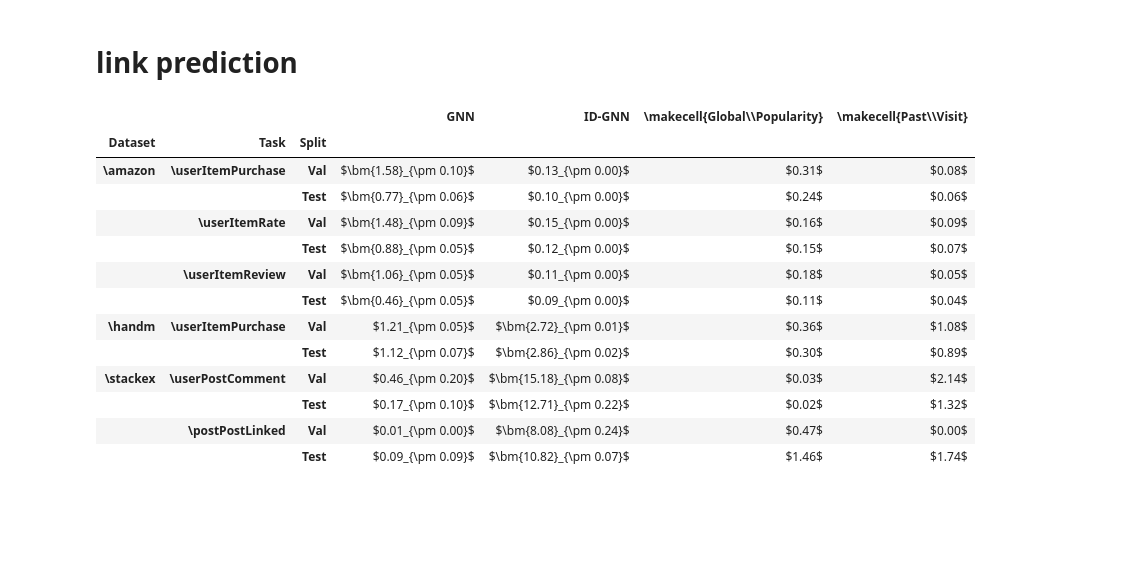
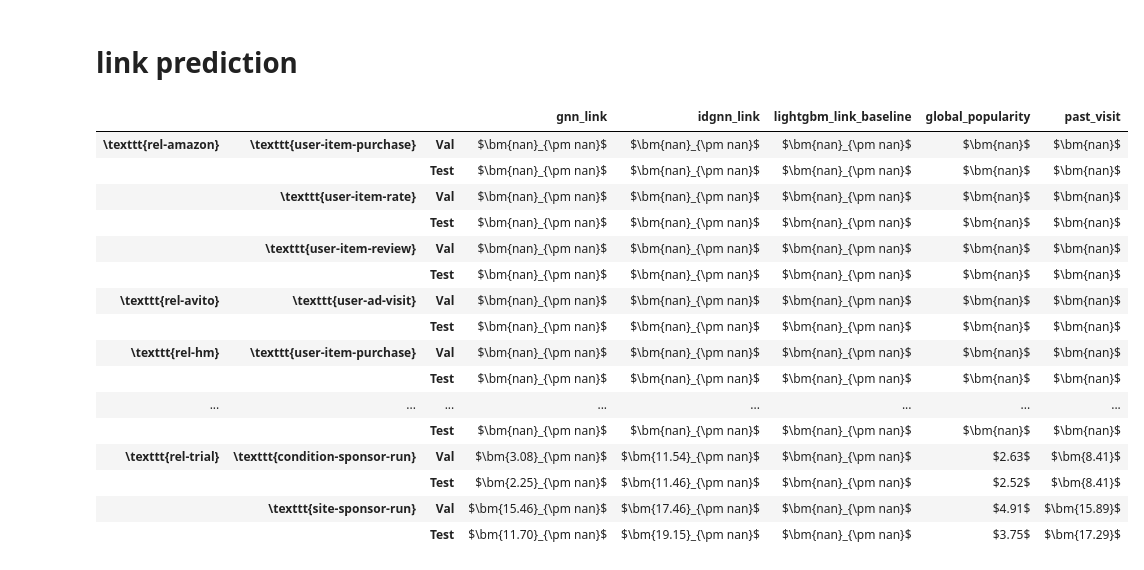
Before and after one commit to rishabh-ranjan/relbench-expts, a Jupyter notebook: notebooks/scan.ipynb, the cells around one changed output. Drawn from its saved outputs; the diff is of its cells as text; code cells hidden in the pictures; blank space fills up the shorter version.

```diff
--- a/notebooks/scan.ipynb
+++ b/notebooks/scan.ipynb
@@ -205,25 +110,17 @@ for rec in table_data:
                 is_best = False
     opt_bm_open = r"\bm{" if is_best else ""
     opt_bm_close = r"}" if is_best else ""
-    if script in [
-        "gnn_node",
-        "lightgbm_baseline",
-        "random",
-    ]:
-        tex_val = (
-            r"$"
-            + opt_bm_open
-            + f"{mean * 100:.2f}"
-            + opt_bm_close
-            + r"_{\pm "
-            + f"{std * 100:.2f}"
-            + r"}$"
-        )
-    else:
-        tex_val = r"$" + opt_bm_open + f"{mean * 100:.2f}" + opt_bm_close + r"$"
+    tex_val = (
+        r"$"
+        + opt_bm_open
+        + f"{mean * 100:.2f}"
+        + opt_bm_close
+        + r"_{\pm "
+        + f"{std * 100:.2f}"
+        + r"}$"
+    )
 
-    tex_tab[txt[script]][(txt[dataset], txt[task], txt[split])] = tex_val
+    tex_tab[script][(wrap(dataset), wrap(task), txt[split])] = tex_val
 tex_df = pd.DataFrame(tex_tab)
-tex_df.index.set_names(["Dataset", "Task", "Split"], inplace=True)
 tex_df
 # %% [output]
@@ -251,8 +147,6 @@ tex = tex.replace(r"\multirow[t]", r"\multirow[c]")
 tex = tex.replace(r"\cline", r"\cmidrule")
 tex = tex.replace(r"\cmidrule{1-5} \cmidrule{2-5}", r"\cmidrule{1-5}")
 print(tex)
-with open("../tables/node_classification.tex", "w") as f:
-    f.write(tex)
 # %% [output]
 \begin{tabular}{lllll}
 \toprule
@@ -427,12 +292,8 @@ for rec in table_data:
 
     rec["tex"] = tex_val
 
-    tex_tab[txt[script]][
-        # (r"\makecell[tl]{" + txt[dataset] + r"~/\\~" + txt[task] + r"}", txt[split])
-        (txt[dataset], txt[task], txt[split])
-    ] = tex_val
+    tex_tab[script][(wrap(dataset), wrap(task), txt[split])] = tex_val
+
 tex_df = pd.DataFrame(tex_tab)
-# tex_df.index.set_names(["Task (Dataset)", "Split"], inplace=True)
-tex_df.index.set_names(["Dataset", "Task", "Split"], inplace=True)
 tex_df
 # %% [output]
@@ -460,8 +320,6 @@ tex = tex.replace(r"\multirow[t]", r"\multirow[c]")
 tex = tex.replace(r"\cline", r"\cmidrule")
 tex = tex.replace(r"\cmidrule{1-10} \cmidrule{2-10}", r"\cmidrule{1-10}")
 print(tex)
-with open("../tables/node_regression.tex", "w") as f:
-    f.write(tex)
 # %% [output]
 \begin{tabular}{llllllllll}
 \toprule
@@ -645,49 +437,52 @@ for rec in table_data:
     for comp_rec in filter_data:
         comp_mean = comp_rec["mean"]
         comp_std = comp_rec["std"]
         if higher_is_better:
             if mean + std < comp_mean - comp_std:
                 is_best = False
         else:
             if mean - std > comp_mean + comp_std:
                 is_best = False
     opt_bm_open = r"\bm{" if is_best else ""
     opt_bm_close = r"}" if is_best else ""
     if script in [
         "gnn_link",
         "idgnn_link",
+        "lightgbm_link_baseline",
     ]:
         tex_val = (
             r"$"
             + opt_bm_open
             + f"{mean * 100:.2f}"
             + opt_bm_close
             + r"_{\pm "
             + f"{std * 100:.2f}"
             + r"}$"
         )
     else:
         tex_val = r"$" + opt_bm_open + f"{mean * 100:.2f}" + opt_bm_close + r"$"
 
-    tex_tab[txt[script]][(txt[dataset], txt[task], txt[split])] = tex_val
+    tex_tab[script][(wrap(dataset), wrap(task), txt[split])] = tex_val
 tex_df = pd.DataFrame(tex_tab)
-tex_df.index.set_names(["Dataset", "Task", "Split"], inplace=True)
 tex_df
 # %% [output]
-|  |  |  | GNN | ID-GNN | \makecell{Global\\Popularity} | \makecell{Past\\Visit} |
-| Dataset | Task | Split |  |  |  |  |
-| \amazon | \userItemPurchase | Val | $\bm{1.58}_{\pm 0.10}$ | $0.13_{\pm 0.00}$ | $0.31$ | $0.08$ |
-|  |  | Test | $\bm{0.77}_{\pm 0.06}$ | $0.10_{\pm 0.00}$ | $0.24$ | $0.06$ |
-|  | \userItemRate | Val | $\bm{1.48}_{\pm 0.09}$ | $0.15_{\pm 0.00}$ | $0.16$ | $0.09$ |
-|  |  | Test | $\bm{0.88}_{\pm 0.05}$ | $0.12_{\pm 0.00}$ | $0.15$ | $0.07$ |
-|  | \userItemReview | Val | $\bm{1.06}_{\pm 0.05}$ | $0.11_{\pm 0.00}$ | $0.18$ | $0.05$ |
-|  |  | Test | $\bm{0.46}_{\pm 0.05}$ | $0.09_{\pm 0.00}$ | $0.11$ | $0.04$ |
-| \handm | \userItemPurchase | Val | $1.21_{\pm 0.05}$ | $\bm{2.72}_{\pm 0.01}$ | $0.36$ | $1.08$ |
-|  |  | Test | $1.12_{\pm 0.07}$ | $\bm{2.86}_{\pm 0.02}$ | $0.30$ | $0.89$ |
-| \stackex | \userPostComment | Val | $0.46_{\pm 0.20}$ | $\bm{15.18}_{\pm 0.08}$ | $0.03$ | $2.14$ |
-|  |  | Test | $0.17_{\pm 0.10}$ | $\bm{12.71}_{\pm 0.22}$ | $0.02$ | $1.32$ |
-|  | \postPostLinked | Val | $0.01_{\pm 0.00}$ | $\bm{8.08}_{\pm 0.24}$ | $0.47$ | $0.00$ |
-|  |  | Test | $0.09_{\pm 0.09}$ | $\bm{10.82}_{\pm 0.07}$ | $1.46$ | $1.74$ |
+|  |  |  | gnn_link | idgnn_link | lightgbm_link_baseline | global_popularity | past_visit |
+| \texttt{rel-amazon} | \texttt{user-item-purchase} | Val | $\bm{nan}_{\pm nan}$ | $\bm{nan}_{\pm nan}$ | $\bm{nan}_{\pm nan}$ | $\bm{nan}$ | $\bm{nan}$ |
+|  |  | Test | $\bm{nan}_{\pm nan}$ | $\bm{nan}_{\pm nan}$ | $\bm{nan}_{\pm nan}$ | $\bm{nan}$ | $\bm{nan}$ |
+|  | \texttt{user-item-rate} | Val | $\bm{nan}_{\pm nan}$ | $\bm{nan}_{\pm nan}$ | $\bm{nan}_{\pm nan}$ | $\bm{nan}$ | $\bm{nan}$ |
+|  |  | Test | $\bm{nan}_{\pm nan}$ | $\bm{nan}_{\pm nan}$ | $\bm{nan}_{\pm nan}$ | $\bm{nan}$ | $\bm{nan}$ |
+|  | \texttt{user-item-review} | Val | $\bm{nan}_{\pm nan}$ | $\bm{nan}_{\pm nan}$ | $\bm{nan}_{\pm nan}$ | $\bm{nan}$ | $\bm{nan}$ |
+|  |  | Test | $\bm{nan}_{\pm nan}$ | $\bm{nan}_{\pm nan}$ | $\bm{nan}_{\pm nan}$ | $\bm{nan}$ | $\bm{nan}$ |
+| \texttt{rel-avito} | \texttt{user-ad-visit} | Val | $\bm{nan}_{\pm nan}$ | $\bm{nan}_{\pm nan}$ | $\bm{nan}_{\pm nan}$ | $\bm{nan}$ | $\bm{nan}$ |
+|  |  | Test | $\bm{nan}_{\pm nan}$ | $\bm{nan}_{\pm nan}$ | $\bm{nan}_{\pm nan}$ | $\bm{nan}$ | $\bm{nan}$ |
+| \texttt{rel-hm} | \texttt{user-item-purchase} | Val | $\bm{nan}_{\pm nan}$ | $\bm{nan}_{\pm nan}$ | $\bm{nan}_{\pm nan}$ | $\bm{nan}$ | $\bm{nan}$ |
+|  |  | Test | $\bm{nan}_{\pm nan}$ | $\bm{nan}_{\pm nan}$ | $\bm{nan}_{\pm nan}$ | $\bm{nan}$ | $\bm{nan}$ |
+| ... | ... | ... | ... | ... | ... | ... | ... |
+|  |  | Test | $\bm{nan}_{\pm nan}$ | $\bm{nan}_{\pm nan}$ | $\bm{nan}_{\pm nan}$ | $\bm{nan}$ | $\bm{nan}$ |
+| \texttt{rel-trial} | \texttt{condition-sponsor-run} | Val | $\bm{3.08}_{\pm nan}$ | $\bm{11.54}_{\pm nan}$ | $\bm{nan}_{\pm nan}$ | $2.63$ | $\bm{8.41}$ |
+|  |  | Test | $\bm{2.25}_{\pm nan}$ | $\bm{11.46}_{\pm nan}$ | $\bm{nan}_{\pm nan}$ | $2.52$ | $\bm{8.41}$ |
+|  | \texttt{site-sponsor-run} | Val | $\bm{15.46}_{\pm nan}$ | $\bm{17.46}_{\pm nan}$ | $\bm{nan}_{\pm nan}$ | $4.91$ | $\bm{15.89}$ |
+|  |  | Test | $\bm{11.70}_{\pm nan}$ | $\bm{19.15}_{\pm nan}$ | $\bm{nan}_{\pm nan}$ | $3.75$ | $\bm{17.29}$ |
 # %%
 tex = tex_df.to_latex()
 tex = tex.replace(r"\multirow[t]", r"\multirow[c]")
```
Also changed, not shown: parts of 19 cells of this notebook, 1 other file.
